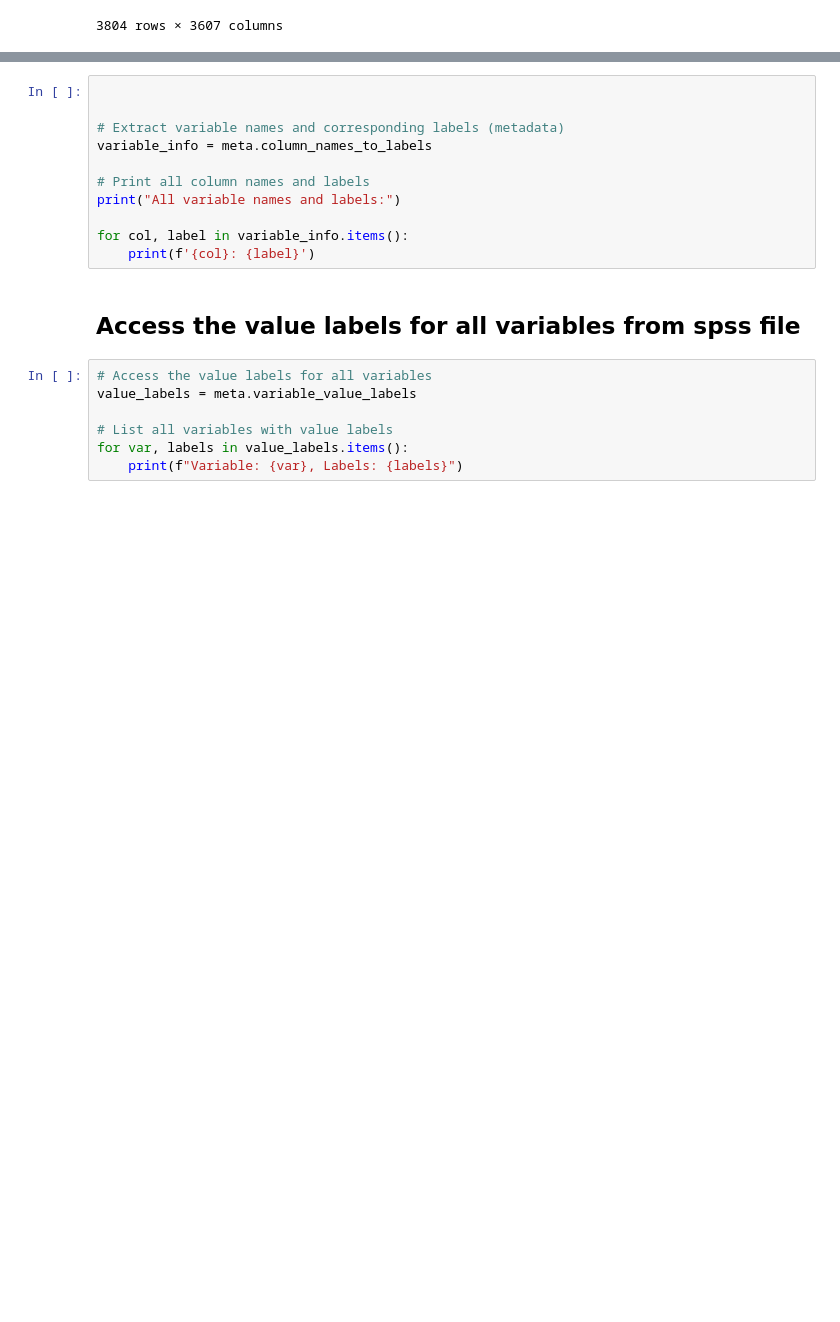
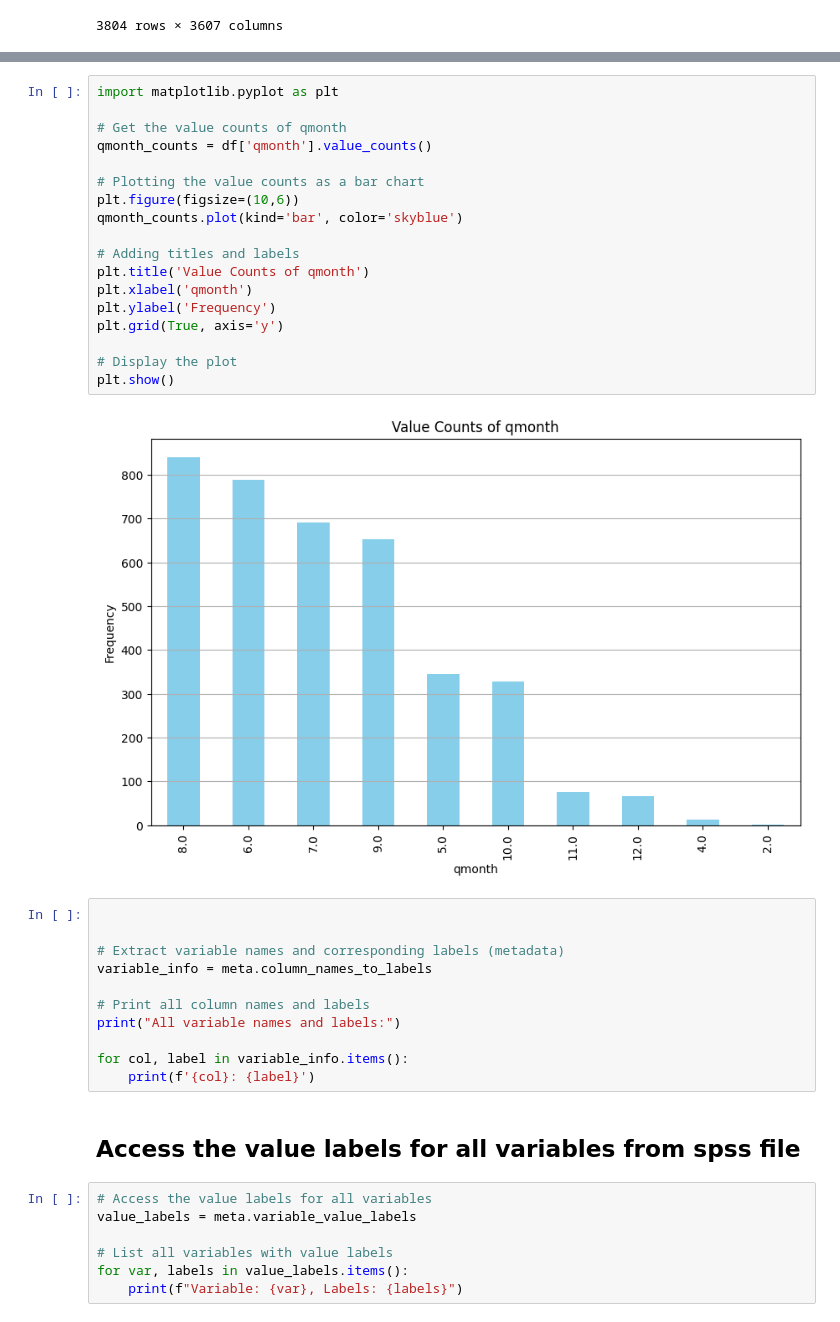
Before and after one commit to DegaregeN/Data-Science-Internship, a Jupyter notebook: notebooks/PPH_data.ipynb, the cells around one changed output, grey strips where cells are left out. Drawn from its saved outputs; the diff is of its cells as text; blank space fills up the shorter version.

```diff
--- a/notebooks/PPH_data.ipynb
+++ b/notebooks/PPH_data.ipynb
@@ -39,3 +61,23 @@ df
+# %%
+import matplotlib.pyplot as plt
+
+# Get the value counts of qmonth
+qmonth_counts = df['qmonth'].value_counts()
+
+# Plotting the value counts as a bar chart
+plt.figure(figsize=(10,6))
+qmonth_counts.plot(kind='bar', color='skyblue')
+
+# Adding titles and labels
+plt.title('Value Counts of qmonth')
+plt.xlabel('qmonth')
+plt.ylabel('Frequency')
+plt.grid(True, axis='y')
+
+# Display the plot
+plt.show()
+# %% [output]
+[figure, added]
 # %%
 
 
```
Also changed, not shown: parts of 2 cells of this notebook, 2 other files.
